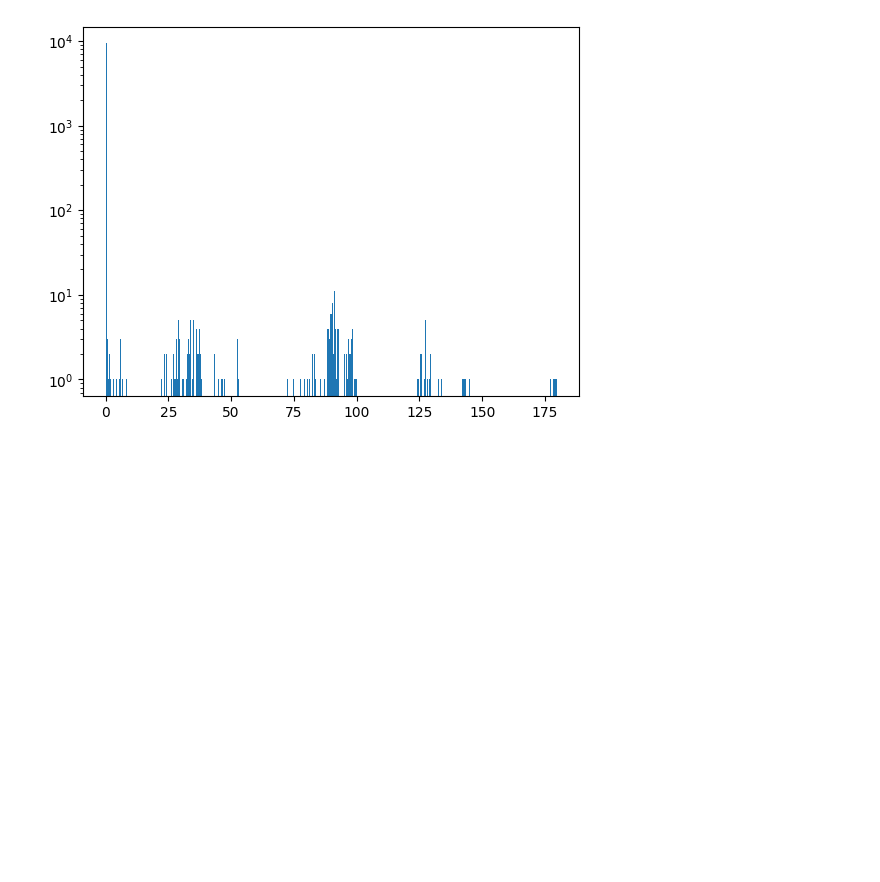
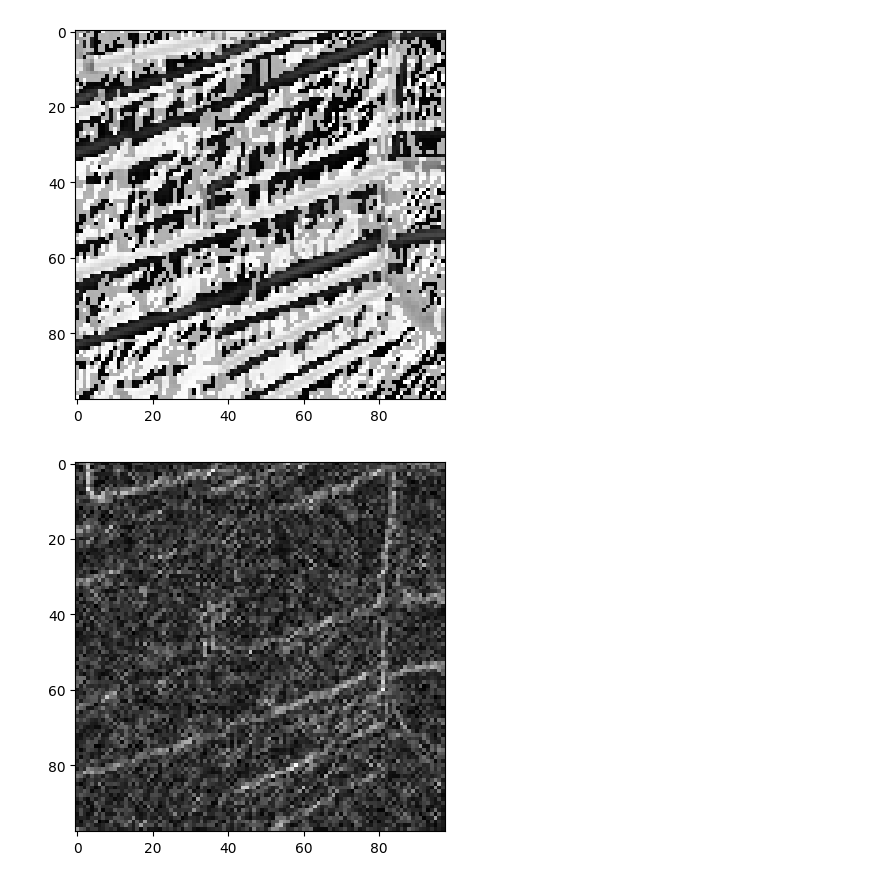
Before and after one commit to AlexDom513/ECE-6560-Final-Project, a Jupyter notebook: code/Gradient_Hist.ipynb, the cells around one changed output. Saved outputs shown, nothing was run; the diff lists cells and outputs as text; code cells hidden in the pictures; blank space fills up the shorter version.

```diff
--- a/code/Gradient_Hist.ipynb
+++ b/code/Gradient_Hist.ipynb
@@ -79,4 +79,11 @@ print(np.max(grads2))
-# %%
-newGrad =
-# %% [output]
-[figure, removed]
+# %%
+reshape_orig = np.array(grads).reshape((98,98))
+reshape_noise = np.array(grads2).reshape((98,98))
+# %%
+plt.imshow(reshape_orig,cmap='gray')
+plt.show()
+plt.imshow(reshape_noise,cmap='gray')
+plt.show()
+# %% [output]
+[figure, added]
+[figure, added]
```
Also changed, not shown: parts of 2 cells of this notebook, 9 other files.
